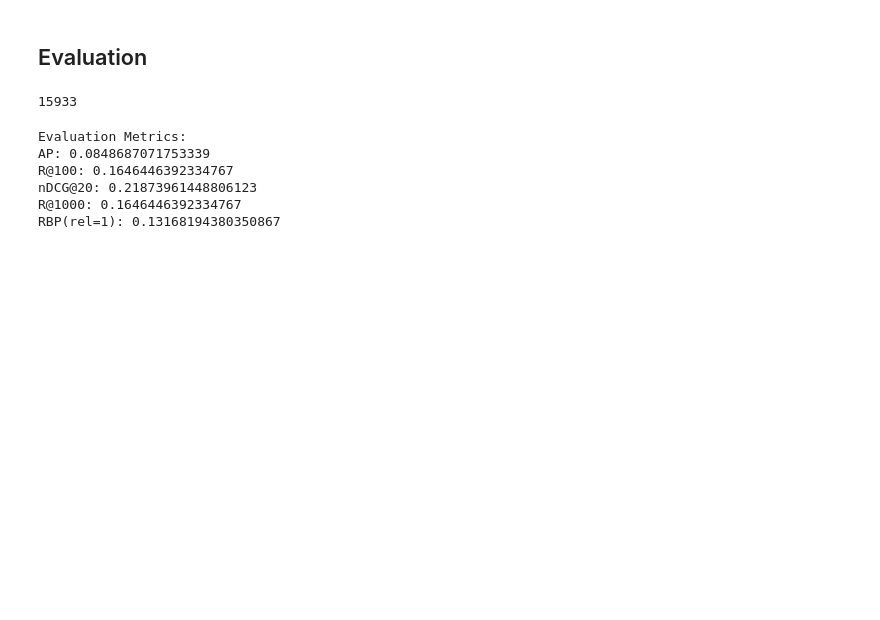
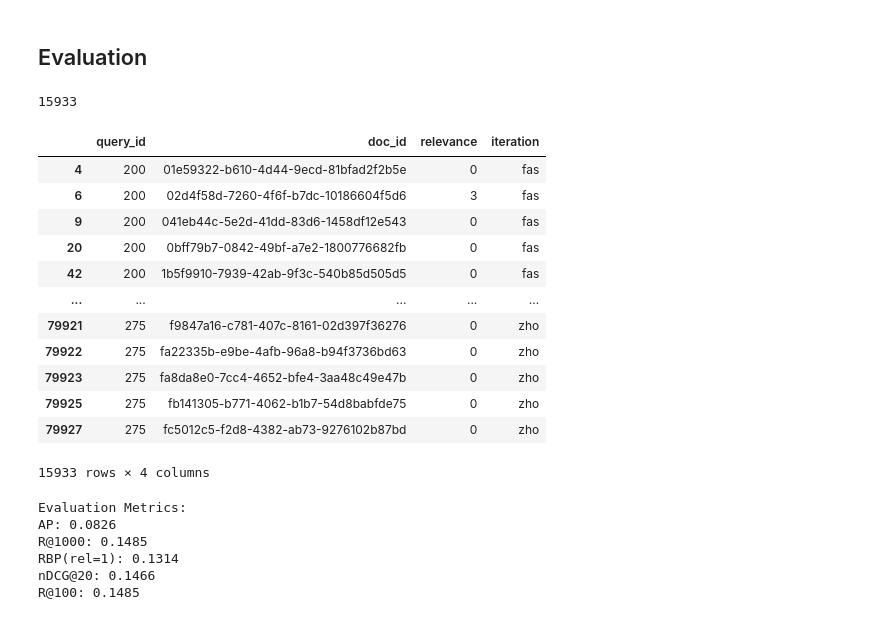
Before and after one commit to 2damlee/NeuCLIR-2024, a Jupyter notebook: mlir/bm25.ipynb, the cells around one changed output. Cells and saved outputs as stored; diff of their text form; code cells hidden in the pictures; blank space fills up the shorter version.

```diff
--- a/mlir/bm25.ipynb
+++ b/mlir/bm25.ipynb
@@ -170,19 +187,40 @@ qrels_df = qrels_df[qrels_df['doc_id'].isin(valid_doc_ids)]
 print(qrels_df.shape[0])
 # %% [output]
 15933
+# %%
+qrels_df
+# %% [output]
+|  | query_id | doc_id | relevance | iteration |
+| 4 | 200 | 01e59322-b610-4d44-9ecd-81bfad2f2b5e | 0 | fas |
+| 6 | 200 | 02d4f58d-7260-4f6f-b7dc-10186604f5d6 | 3 | fas |
+| 9 | 200 | 041eb44c-5e2d-41dd-83d6-1458df12e543 | 0 | fas |
+| 20 | 200 | 0bff79b7-0842-49bf-a7e2-1800776682fb | 0 | fas |
+| 42 | 200 | 1b5f9910-7939-42ab-9f3c-540b85d505d5 | 0 | fas |
+| ... | ... | ... | ... | ... |
+| 79921 | 275 | f9847a16-c781-407c-8161-02d397f36276 | 0 | zho |
+| 79922 | 275 | fa22335b-e9be-4afb-96a8-b94f3736bd63 | 0 | zho |
+| 79923 | 275 | fa8da8e0-7cc4-4652-bfe4-3aa48c49e47b | 0 | zho |
+| 79925 | 275 | fb141305-b771-4062-b1b7-54d8babfde75 | 0 | zho |
+| 79927 | 275 | fc5012c5-f2d8-4382-ab73-9276102b87bd | 0 | zho |
+15933 rows × 4 columns
 # %%
 import ir_measures
 from ir_measures import ScoredDoc, Qrel
 
 qrels = [
-    ir_measures.Qrel(query_id=row['query_id'], doc_id=row['doc_id'], relevance=row['relevance'])
+    Qrel(query_id=f"{row['query_id']}-{row['iteration']}",  # Combine query_id and language
+         doc_id=row['doc_id'],
+         relevance=row['relevance'])
     for _, row in qrels_df.iterrows()
 ]
 
 results = [
-    ScoredDoc(query_id=row['query_id'], doc_id=row['doc_id'], score=row['score'])
+    ScoredDoc(query_id=f"{row['query_id']}-{row['query_lang']}",  # Combine query_id and language
+              doc_id=row['doc_id'],
+              score=row['score'])
     for _, row in bm25_results_df.iterrows()
 ]
+
 
 metrics = [
     ir_measures.nDCG @ 20,   # nDCG@20
@@ -192,16 +230,15 @@ metrics = [
     ir_measures.R @ 1000     # Recall@1000
 ]
 
-# Evaluate
 evaluation = ir_measures.calc_aggregate(metrics, qrels, results)
 
 print("Evaluation Metrics:")
 for metric, value in evaluation.items():
-    print(f"{metric}: {value}")
+    print(f"{metric}: {value:.4f}")
 # %% [output]
 Evaluation Metrics:
-AP: 0.0848687071753339
-R@100: 0.1646446392334767
-nDCG@20: 0.21873961448806123
-R@1000: 0.1646446392334767
-RBP(rel=1): 0.13168194380350867
+AP: 0.0826
+R@1000: 0.1485
+RBP(rel=1): 0.1314
+nDCG@20: 0.1466
+R@100: 0.1485
```
Also changed, not shown: parts of 8 cells of this notebook, 2 other files.
